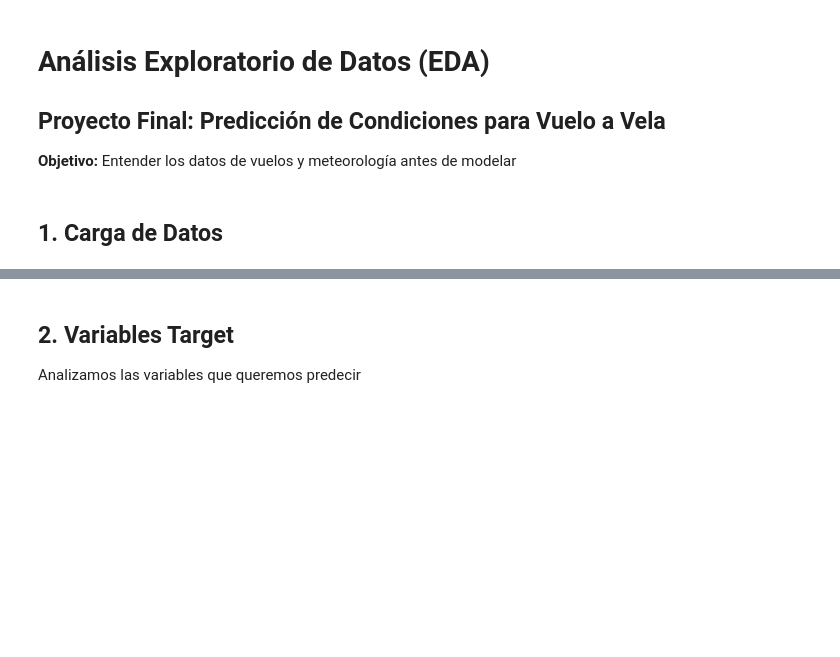
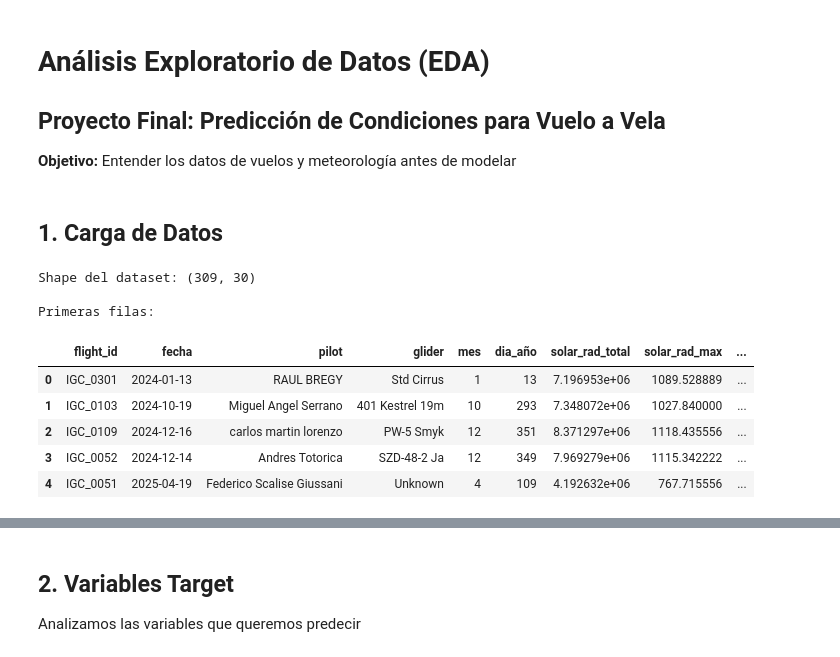
Before and after one commit to estanislaomolina/TP-Final-ML, a Jupyter notebook: 01_analisis_exploratorio.ipynb, the cells around one changed output, grey strips where cells are left out. Saved outputs shown, nothing was run; the diff lists cells and outputs as text; code cells hidden in the pictures; blank space fills up the shorter version.

Commit message:
corrigo el dataset para que aparezcan todas las features como columnas

```diff
--- a/01_analisis_exploratorio.ipynb
+++ b/01_analisis_exploratorio.ipynb
@@ -21,11 +21,21 @@ pd.set_option('display.max_rows', 100)
 ## 1. Carga de Datos
 # %%
 # Cargar dataset de desarrollo
-df = pd.read_csv('../data/processed/vuelos_dev.csv')
+df = pd.read_csv('data/processed/vuelos_dev.csv')
 
 print(f"Shape del dataset: {df.shape}")
 print(f"\nPrimeras filas:")
 df.head()
+# %% [output]
+Shape del dataset: (309, 30)
+
+Primeras filas:
+|  | flight_id | fecha | pilot | glider | mes | dia_año | solar_rad_total | solar_rad_max | ... |
+| 0 | IGC_0301 | 2024-01-13 | RAUL BREGY | Std Cirrus | 1 | 13 | 7.196953e+06 | 1089.528889 | ... |
+| 1 | IGC_0103 | 2024-10-19 | Miguel Angel Serrano | 401 Kestrel 19m | 10 | 293 | 7.348072e+06 | 1027.840000 | ... |
+| 2 | IGC_0109 | 2024-12-16 | carlos martin lorenzo | PW-5 Smyk | 12 | 351 | 8.371297e+06 | 1118.435556 | ... |
+| 3 | IGC_0052 | 2024-12-14 | Andres Totorica | SZD-48-2 Ja | 12 | 349 | 7.969279e+06 | 1115.342222 | ... |
+| 4 | IGC_0051 | 2025-04-19 | Federico Scalise Giussani | Unknown | 4 | 109 | 4.192632e+06 | 767.715556 | ... |
 # %%
 # Información general
 df.info()
```
Also changed, not shown: parts of 15 cells of this notebook, 6 other files.
